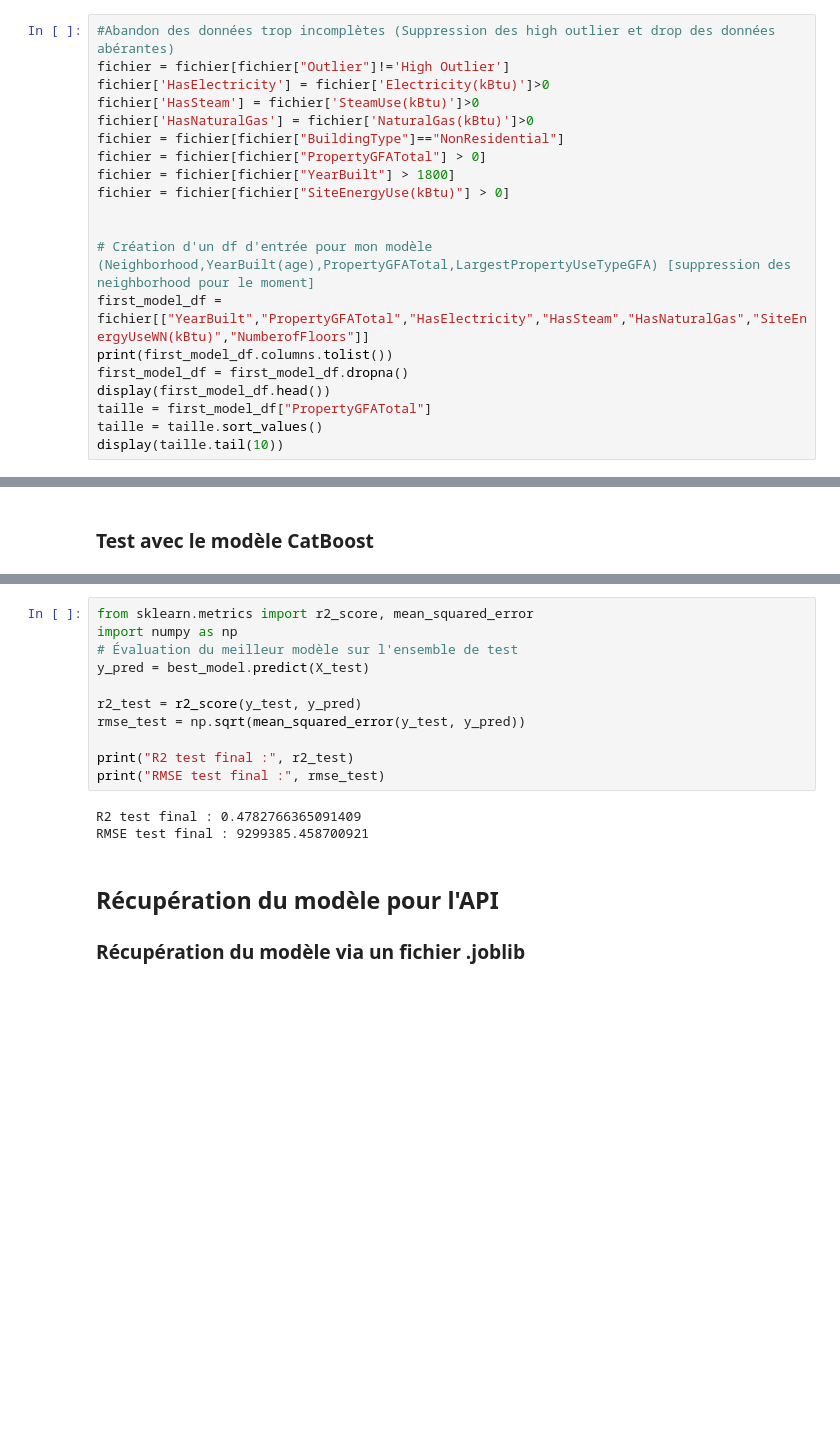
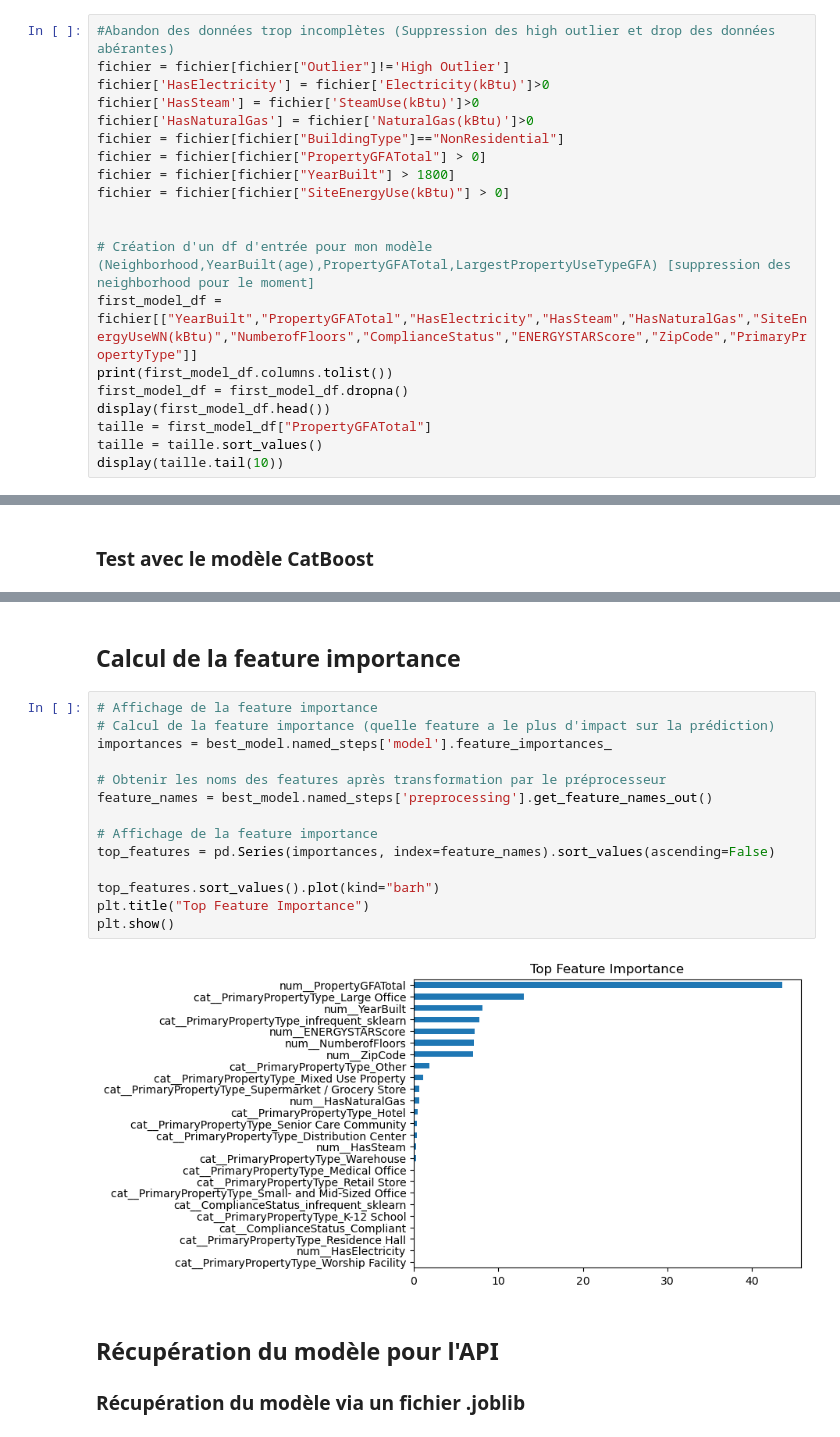
Before and after one commit to mickaeljdd/P6_DataModel_Train, a Jupyter notebook: Projet6.ipynb, the cells around one changed output, grey strips where cells are left out. Drawn from its saved outputs; the diff is of its cells as text; blank space fills up the shorter version.

```diff
--- a/Projet6.ipynb
+++ b/Projet6.ipynb
@@ -127,7 +144,7 @@ fichier = fichier[fichier["SiteEnergyUse(kBtu)"] > 0]
 
 
 # Création d'un df d'entrée pour mon modèle (Neighborhood,YearBuilt(age),PropertyGFATotal,LargestPropertyUseTypeGFA) [suppression des neighborhood pour le moment]
-first_model_df = fichier[["YearBuilt","PropertyGFATotal","HasElectricity","HasSteam","HasNaturalGas","SiteEnergyUseWN(kBtu)","NumberofFloors"]]
+first_model_df = fichier[["YearBuilt","PropertyGFATotal","HasElectricity","HasSteam","HasNaturalGas","SiteEnergyUseWN(kBtu)","NumberofFloors","ComplianceStatus","ENERGYSTARScore","ZipCode","PrimaryPropertyType"]]
 print(first_model_df.columns.tolist())
 first_model_df = first_model_df.dropna()
 display(first_model_df.head())
@@ -418,17 +441,21 @@ RMSE test final : 8152012.745624831
-# %%
-from sklearn.metrics import r2_score, mean_squared_error
-import numpy as np
-# Évaluation du meilleur modèle sur l'ensemble de test
-y_pred = best_model.predict(X_test)
-
-r2_test = r2_score(y_test, y_pred)
-rmse_test = np.sqrt(mean_squared_error(y_test, y_pred))
-
-print("R2 test final :", r2_test)
-print("RMSE test final :", rmse_test)
-# %% [output]
-R2 test final : 0.4782766365091409
-RMSE test final : 9299385.458700921
+# %% [markdown]
+## Calcul de la feature importance
+# %%
+# Affichage de la feature importance
+# Calcul de la feature importance (quelle feature a le plus d'impact sur la prédiction)
+importances = best_model.named_steps['model'].feature_importances_
+
+# Obtenir les noms des features après transformation par le préprocesseur
+feature_names = best_model.named_steps['preprocessing'].get_feature_names_out()
+
+# Affichage de la feature importance
+top_features = pd.Series(importances, index=feature_names).sort_values(ascending=False)
+
+top_features.sort_values().plot(kind="barh")
+plt.title("Top Feature Importance")
+plt.show()
+# %% [output]
+[figure, added]
 # %% [markdown]
 ## Récupération du modèle pour l'API
 ### Récupération du modèle via un fichier .joblib
```
Also changed, not shown: parts of 23 cells of this notebook.
